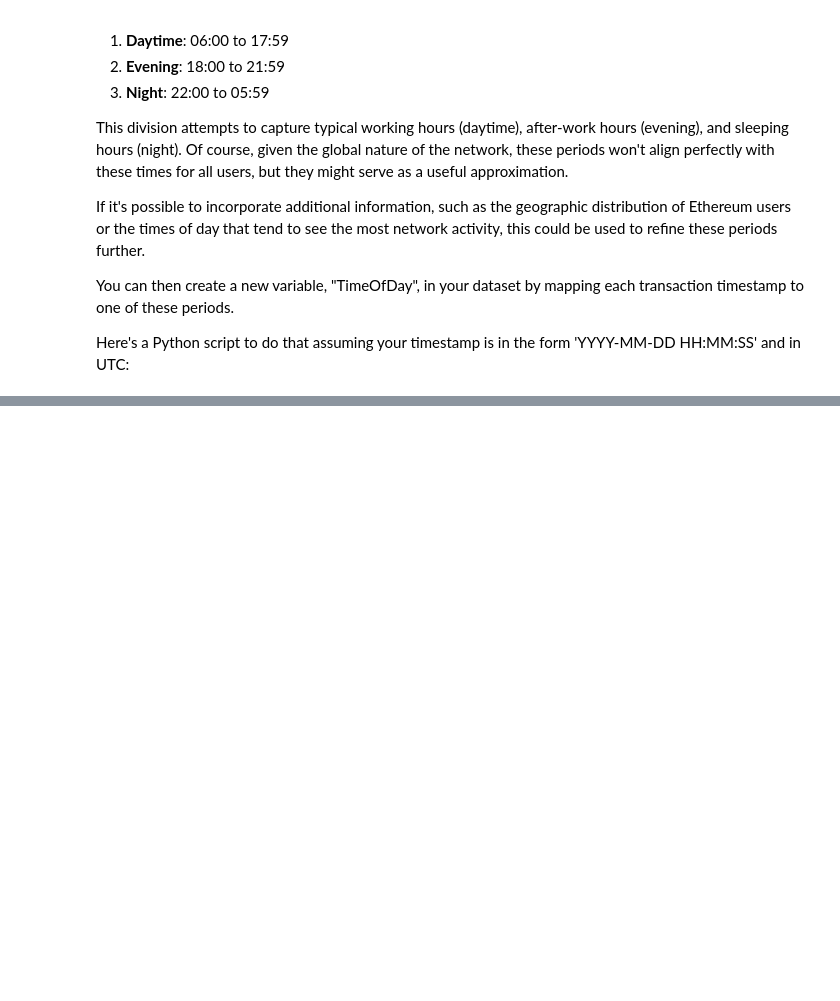
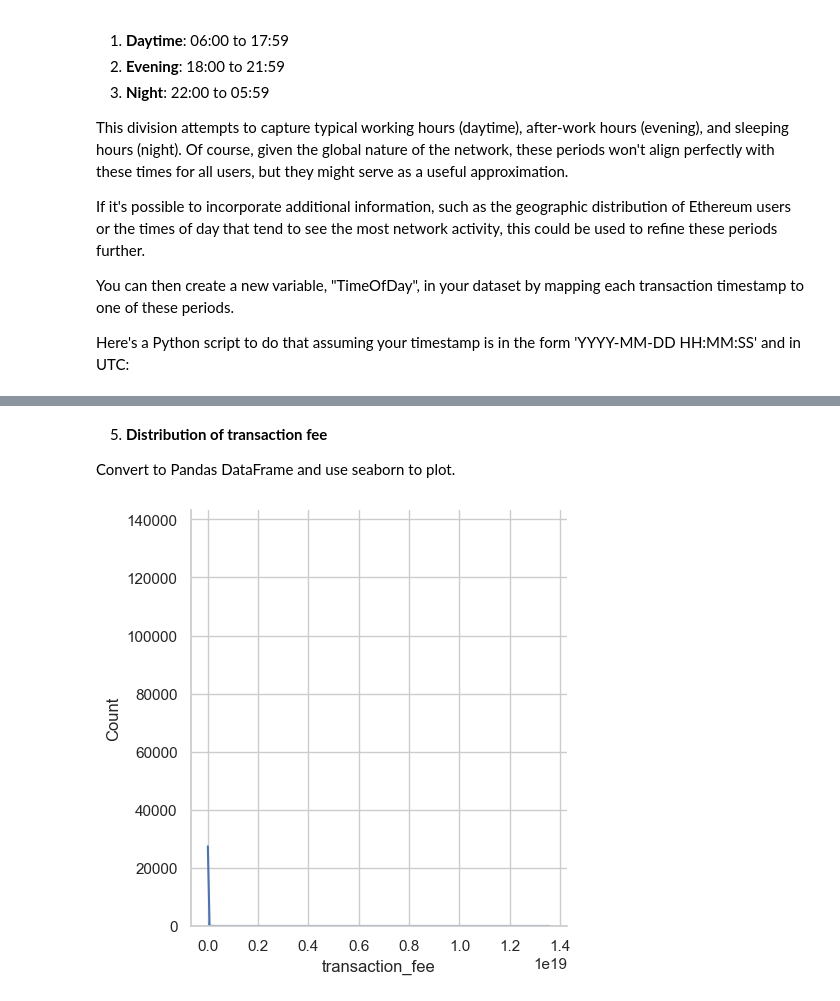
Before and after one commit to AysajanE/ethereum-transaction-fee-mechanisms, a Jupyter notebook: code/data_preprocessing.ipynb, the cells around one changed output, grey strips where cells are left out. Cells and saved outputs as stored; diff of their text form; code cells hidden in the pictures; blank space fills up the shorter version.

Commit message:
Add script for simple preliminary data analsysis

```diff
--- a/code/data_preprocessing.ipynb
+++ b/code/data_preprocessing.ipynb
@@ -297,0 +423,2 @@ df[:10]
+# %%
+df = calculate_transaction_frequency(df)
@@ -313,4 +445,25 @@ df['post_eip1559'] = (df['temp_timestamp'] >= eip1559_launch_date).astype(int)
 
 # Drop the temporary column
 df = df.drop('temp_timestamp', axis=1)
+# %%
+# Convert string to datetime
+df = df.withColumn('transaction_timestamp', to_timestamp(col('transaction_timestamp')))
+
+# Set the launch dates for Layer 2 solutions
+optimism_launch = lit(datetime(2021, 1, 16))
+arbitrum_launch = lit(datetime(2021, 8, 31))
+
+# Add the 'layer2_availability' column
+df = df.withColumn(
+    'layer2_availability',
+    when((col('transaction_timestamp') >= arbitrum_launch) | (col('transaction_timestamp') >= optimism_launch), 1).otherwise(0)
+)
+
+# Add the 'post_eip1559' column.
+# EIP-1559 went live on August 5, 2021
+eip1559_launch_date = lit(datetime(2021, 8, 5))
+df = df.withColumn(
+    'post_eip1559',
+    when(col('transaction_timestamp') >= eip1559_launch_date, 1).otherwise(0)
+)
 # %%
@@ -321,0 +493,16 @@ df[:10]
+# %%
+# Create a new column that is 1 if the transaction failed and 0 otherwise
+df = df.withColumn(
+    'is_failed',
+    when(col('transaction_status') == 'False', 1).otherwise(0)
+)
+
+# Define a window partitioned by senders_address and ordered by transaction_timestamp
+window = Window.partitionBy("senders_address").orderBy("transaction_timestamp")
+
+# Group by user address and calculate the cumulative count of transactions and failed transactions
+df = df.withColumn("user_transaction_count", row_number().over(window))
+df = df.withColumn("failed_transactions", sum("is_failed").over(window))
+
+# You can drop the 'is_failed' column if you no longer need it
+df = df.drop("is_failed")
@@ -447,0 +732,10 @@ df['time_of_day'] = df['transaction_timestamp'].apply(assign_time_of_day)
+# %% [markdown]
+5. **Distribution of transaction fee**
+
+Convert to Pandas DataFrame and use seaborn to plot.
+# %%
+pdf = df.select("transaction_fee").toPandas()
+sns.displot(pdf, x="transaction_fee", kde=True)
+plt.show()
+# %% [output]
+[figure, added]
```
Also changed, not shown: parts of 72 cells of this notebook, 2 other files.
